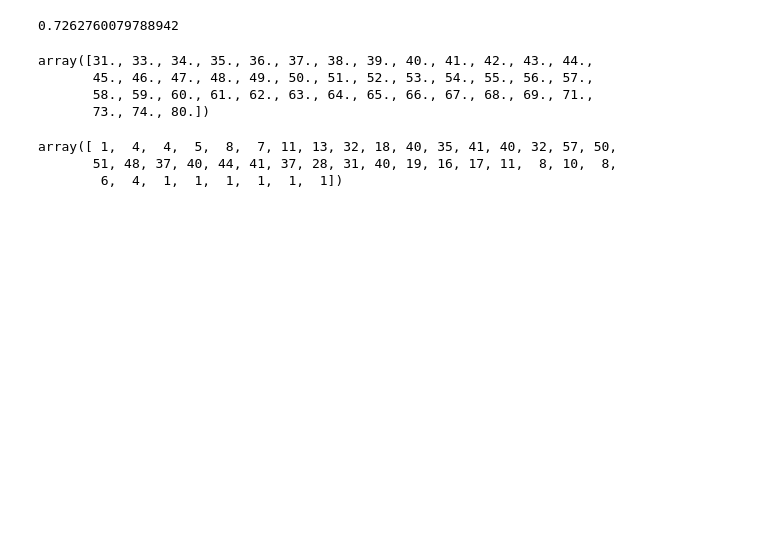
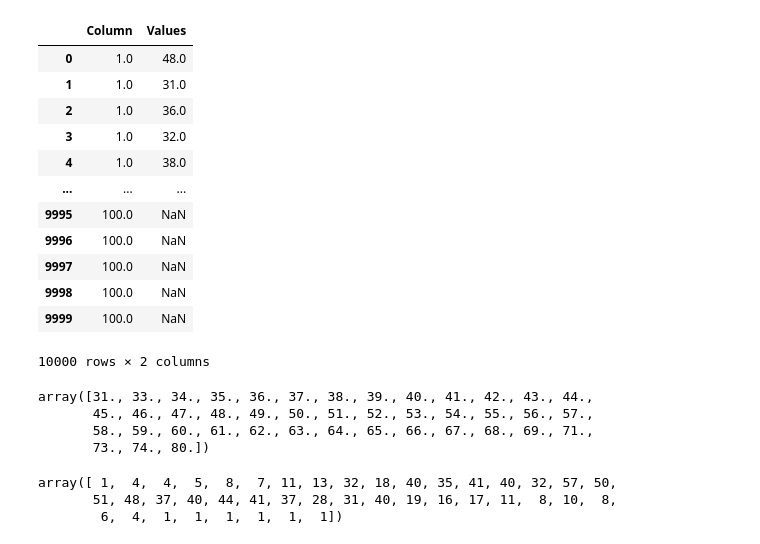
Before and after one commit to ko222uky/odell_tsptools_module, a Jupyter notebook: project4_main/test.ipynb, the cells around one changed output. Drawn from its saved outputs; the diff is of its cells as text; code cells hidden in the pictures; blank space fills up the shorter version.

```diff
--- a/project4_main/test.ipynb
+++ b/project4_main/test.ipynb
@@ -48,8 +149,19 @@ plt.show()
 # %%
-random_number = np.random.random()
-random_number
+df_melted
 # %% [output]
+|  | Column | Values |
+| 0 | 1.0 | 48.0 |
+| 1 | 1.0 | 31.0 |
+| 2 | 1.0 | 36.0 |
+| 3 | 1.0 | 32.0 |
+| 4 | 1.0 | 38.0 |
+| ... | ... | ... |
+| 9995 | 100.0 | NaN |
+| 9996 | 100.0 | NaN |
+| 9997 | 100.0 | NaN |
+| 9998 | 100.0 | NaN |
+| 9999 | 100.0 | NaN |
-0.7262760079788942
+10000 rows × 2 columns
 # %%
 parent_rank
 # %% [output]
```
Also changed, not shown: parts of 10 cells of this notebook, 2 other files.
